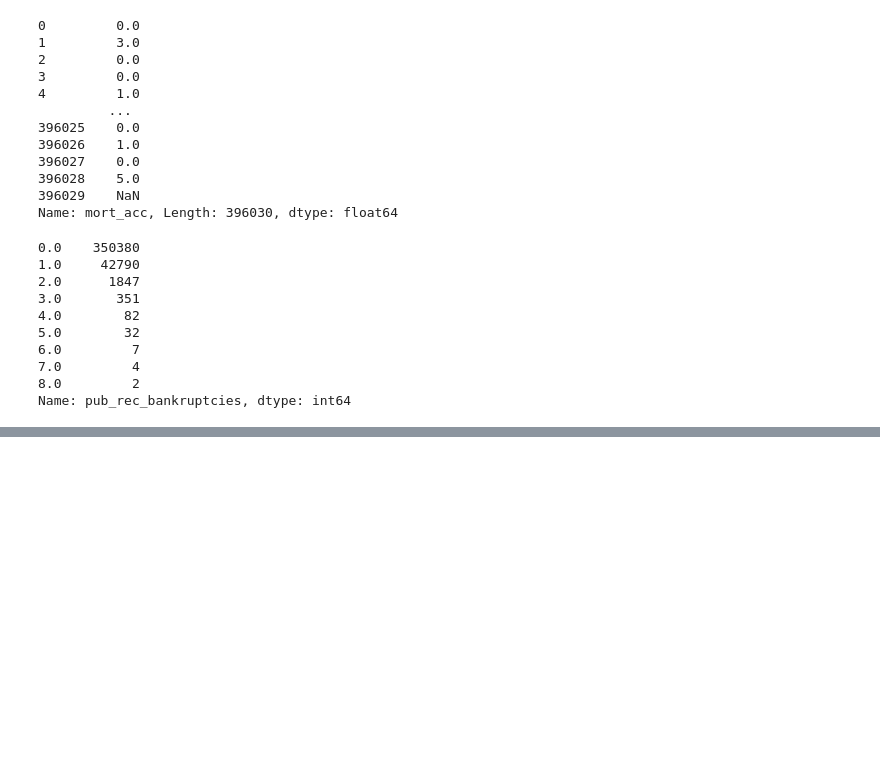
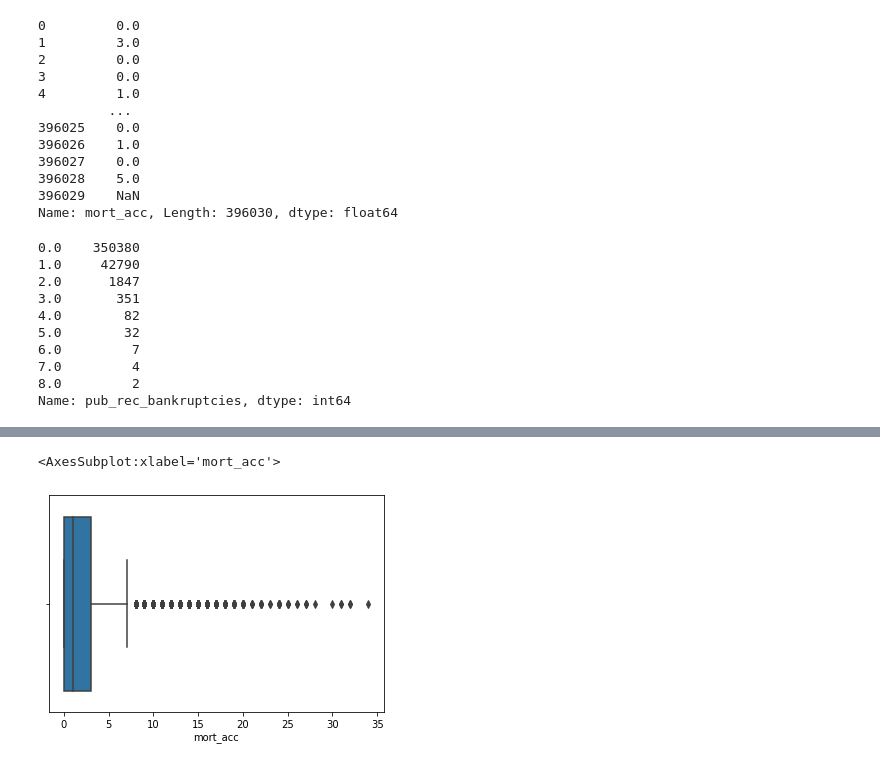
Before and after one commit to satyamraj123/All-Lending-Club-Loan-Data, a Jupyter notebook: my notebook.ipynb, the cells around one changed output, grey strips where cells are left out. Cells and saved outputs as stored; diff of their text form; code cells hidden in the pictures; blank space fills up the shorter version.

```diff
--- a/my notebook.ipynb
+++ b/my notebook.ipynb
@@ -188,0 +250,35 @@ Name: pub_rec_bankruptcies, dtype: int64
+# %%
+#lets convert emp length to an ordinal column rather than categorical
+#we have o make custom encoder
+
+from sklearn.preprocessing import LabelEncoder
+encoder = LabelEncoder()
+#df.emp_length = encoder.fit_transform(df.emp_length)
+#df.emp_length.value_counts()
+def customencoder(emplength):
+    if(emplength==None):
+        return emplength
+    emplength=str(emplength)
+    if("10+" in emplength):
+        return 10.0
+    elif("<" in emplength):
+        return 0.0
+    elif("1" in emplength):
+        return 1.0
+    elif("2" in emplength):
+        return 2.0
+    elif("3" in emplength):
+        return 3.0
+    elif("4" in emplength):
+        return 4.0
+    elif("5" in emplength):
+        return 5.0
+    elif("6" in emplength):
+        return 6.0
+    elif("7" in emplength):
+        return 7.0
+    elif("8" in emplength):
+        return 8.0
+    elif("9" in emplength):
+        return 9.0
+df.emp_length=df.emp_length.apply(customencoder)
@@ -188,0 +300,4 @@ Name: pub_rec_bankruptcies, dtype: int64
+# %%
+#now fill null values with median
+df.emp_length=df.emp_length.fillna(df.emp_length.median())
+df.emp_length.isnull().sum()
@@ -188,0 +328,6 @@ Name: pub_rec_bankruptcies, dtype: int64
+# %%
+sns.boxplot(x=df.mort_acc)
+#so there is lot of outliers, we can fill nulls with median
+# %% [output]
+<AxesSubplot:xlabel='mort_acc'>
+[figure, added]
```
Also changed, not shown: parts of 16 cells of this notebook.
